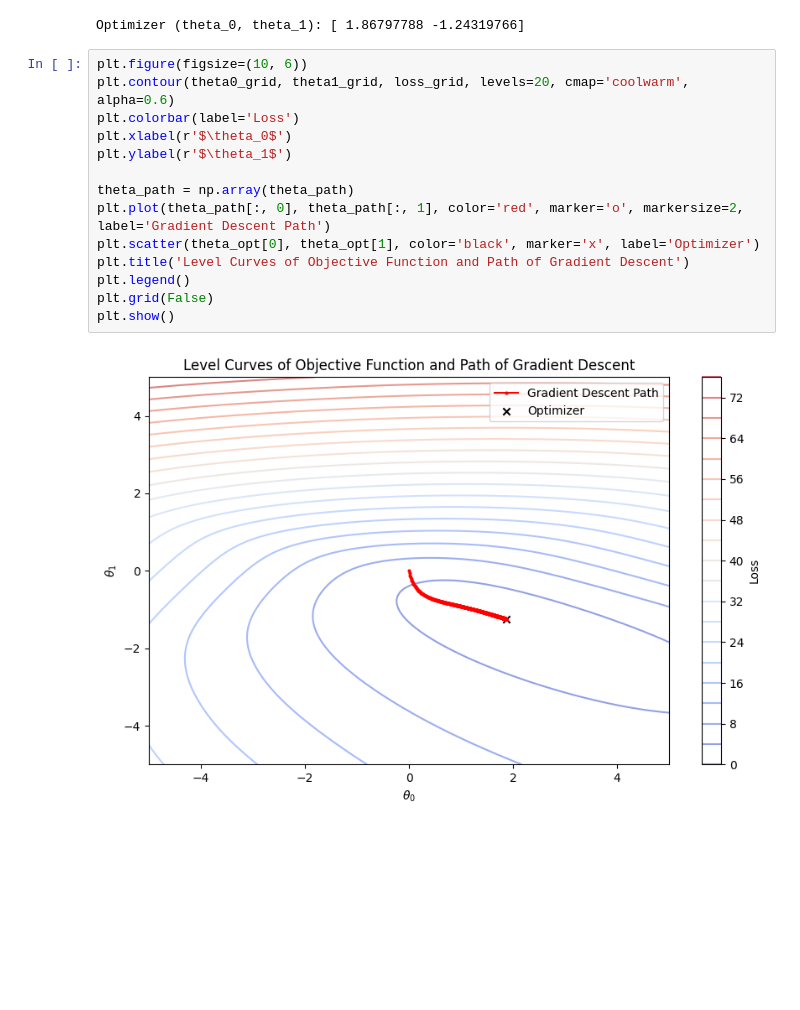
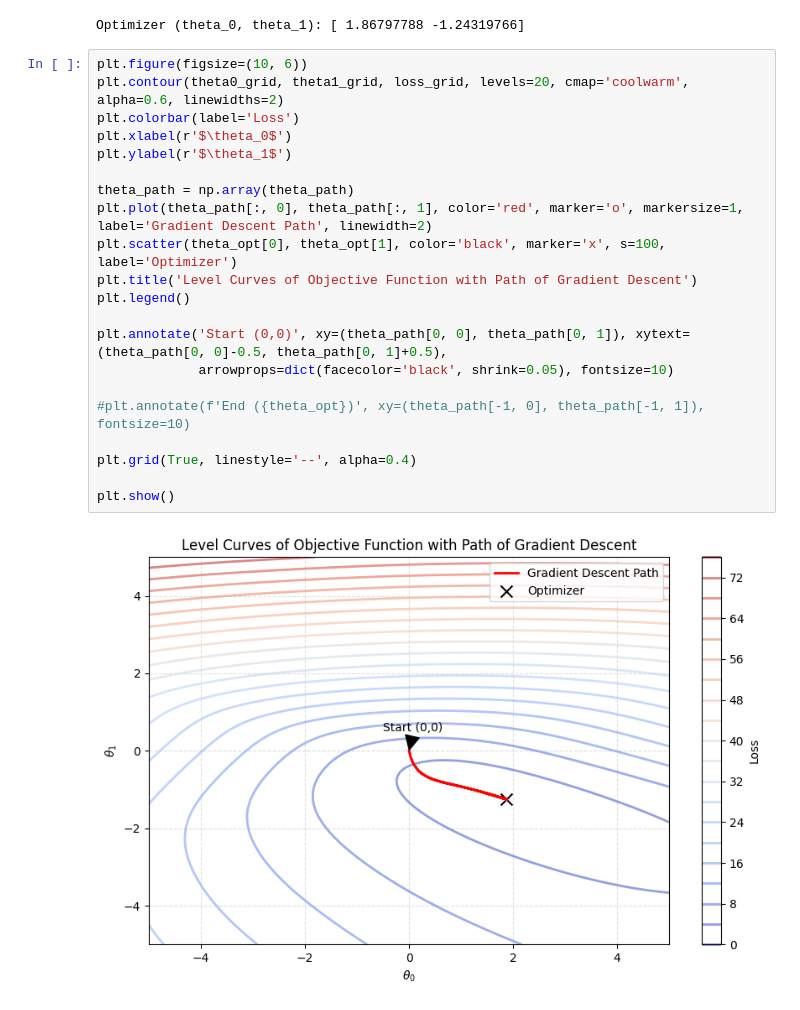
Before and after one commit to therrshan/Machine-Learning-Practice, a Jupyter notebook: 6140 Codes/HW3/CS6140_HW3.ipynb, the cells around one changed output. Saved outputs shown, nothing was run; the diff lists cells and outputs as text; blank space fills up the shorter version.

```diff
--- a/6140 Codes/HW3/CS6140_HW3.ipynb
+++ b/6140 Codes/HW3/CS6140_HW3.ipynb
@@ -53,17 +54,24 @@ print("Optimizer (theta_0, theta_1):", theta_opt)
 Optimizer (theta_0, theta_1): [ 1.86797788 -1.24319766]
 # %%
 plt.figure(figsize=(10, 6))
-plt.contour(theta0_grid, theta1_grid, loss_grid, levels=20, cmap='coolwarm', alpha=0.6)
+plt.contour(theta0_grid, theta1_grid, loss_grid, levels=20, cmap='coolwarm', alpha=0.6, linewidths=2)
 plt.colorbar(label='Loss')
 plt.xlabel(r'$\theta_0$')
 plt.ylabel(r'$\theta_1$')
 
 theta_path = np.array(theta_path)
-plt.plot(theta_path[:, 0], theta_path[:, 1], color='red', marker='o', markersize=2, label='Gradient Descent Path')
-plt.scatter(theta_opt[0], theta_opt[1], color='black', marker='x', label='Optimizer')
-plt.title('Level Curves of Objective Function and Path of Gradient Descent')
+plt.plot(theta_path[:, 0], theta_path[:, 1], color='red', marker='o', markersize=1, label='Gradient Descent Path', linewidth=2)
+plt.scatter(theta_opt[0], theta_opt[1], color='black', marker='x', s=100, label='Optimizer')
+plt.title('Level Curves of Objective Function with Path of Gradient Descent')
 plt.legend()
-plt.grid(False)
+
+plt.annotate('Start (0,0)', xy=(theta_path[0, 0], theta_path[0, 1]), xytext=(theta_path[0, 0]-0.5, theta_path[0, 1]+0.5),
+             arrowprops=dict(facecolor='black', shrink=0.05), fontsize=10)
+
+#plt.annotate(f'End ({theta_opt})', xy=(theta_path[-1, 0], theta_path[-1, 1]), fontsize=10)
+
+plt.grid(True, linestyle='--', alpha=0.4)
+
 plt.show()
 # %% [output]
-[figure, old version]
+[figure, new version]
```
Also changed, not shown: parts of 2 cells of this notebook, 4 other files.
